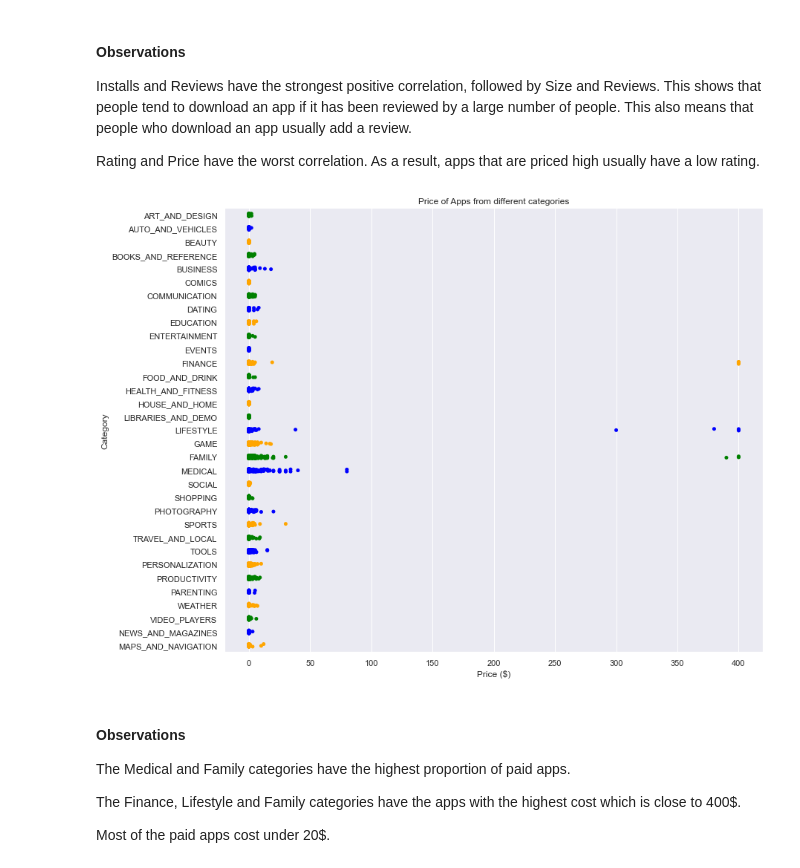
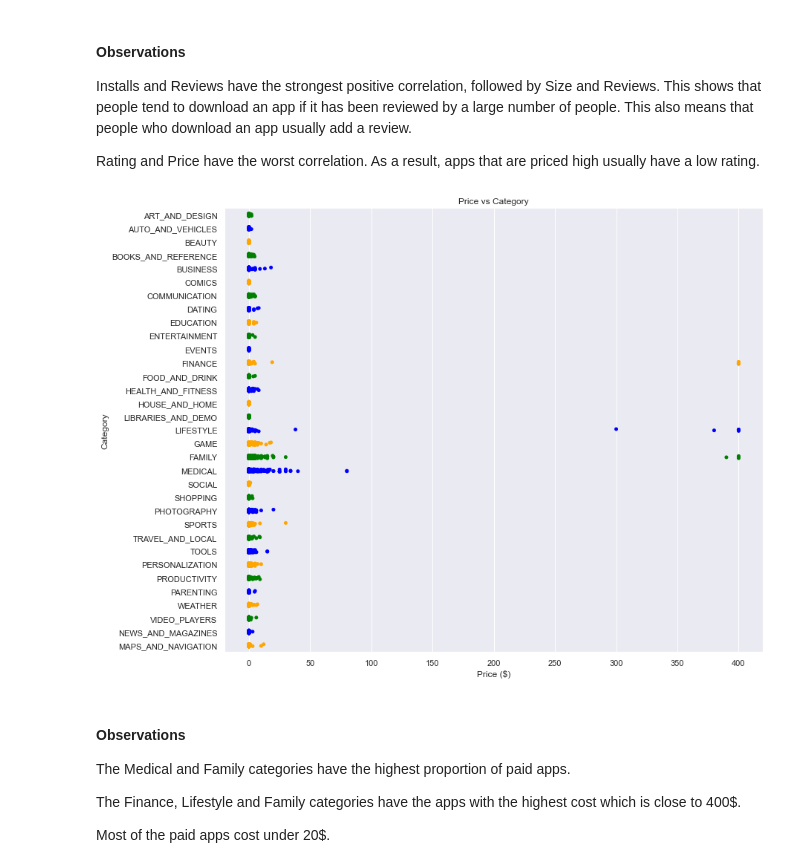
Before and after one commit to ubco-W2022T1-cosc301/project-group36, a Jupyter notebook: notebooks/analysis1.ipynb, the cells around one changed output. Cells and saved outputs as stored; diff of their text form; code cells hidden in the pictures.

```diff
--- a/notebooks/analysis1.ipynb
+++ b/notebooks/analysis1.ipynb
@@ -272,9 +272,9 @@ Installs and Reviews have the strongest positive correlation, followed by Size a
 Rating and Price have the worst correlation. As a result, apps that are priced high usually have a low rating.
 # %%
 sns.set(rc={'figure.figsize':(13,11)})
-graph2 = sns.stripplot(x='Price ($)', y='Category', data=df,  palette=['Green','Blue','Orange'], legend=False).set(title='Price of Apps from different categories')
+graph2 = sns.stripplot(x='Price ($)', y='Category', data=df,  palette=['Green','Blue','Orange'], legend=False).set(title='Price vs Category')
 # %% [output]
-[figure, old version]
+[figure, new version]
 # %% [markdown]
 #### Observations
 The Medical and Family categories have the highest proportion of paid apps.
```
Also changed, not shown: parts of 7 cells of this notebook.
